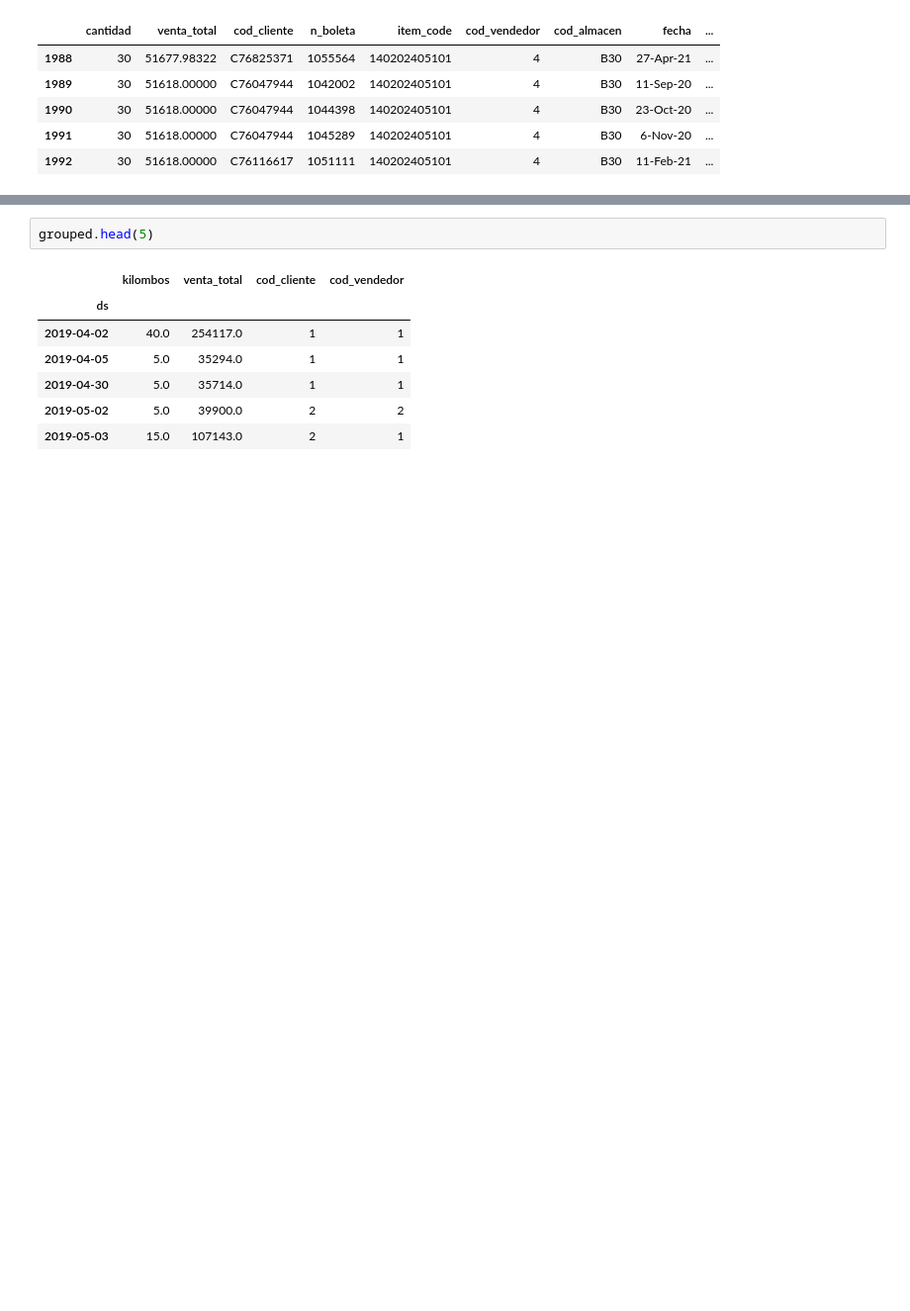
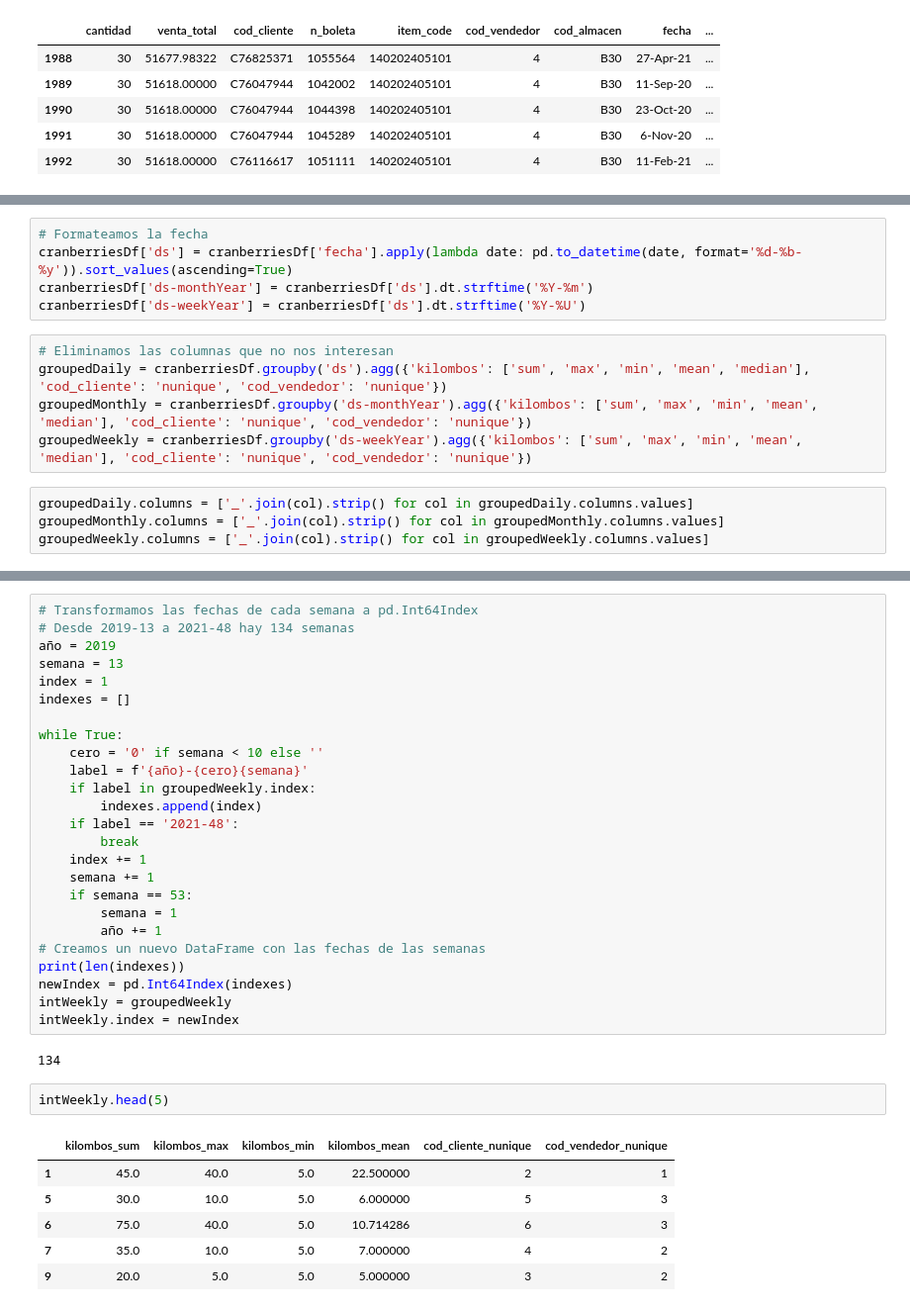
Before and after one commit to Japsz/DesafioLatam, a Jupyter notebook: Prueba Final/prueba.ipynb, the cells around one changed output, grey strips where cells are left out. Shown at 99% size. Saved outputs shown, nothing was run; the diff lists cells and outputs as text; blank space fills up the shorter version.

```diff
--- a/Prueba Final/prueba.ipynb
+++ b/Prueba Final/prueba.ipynb
@@ -64,0 +59,14 @@ grouped.shape
+# %%
+# Formateamos la fecha
+cranberriesDf['ds'] = cranberriesDf['fecha'].apply(lambda date: pd.to_datetime(date, format='%d-%b-%y')).sort_values(ascending=True)
+cranberriesDf['ds-monthYear'] = cranberriesDf['ds'].dt.strftime('%Y-%m')
+cranberriesDf['ds-weekYear'] = cranberriesDf['ds'].dt.strftime('%Y-%U')
+# %%
+# Eliminamos las columnas que no nos interesan
+groupedDaily = cranberriesDf.groupby('ds').agg({'kilombos': ['sum', 'max', 'min', 'mean', 'median'], 'cod_cliente': 'nunique', 'cod_vendedor': 'nunique'})
+groupedMonthly = cranberriesDf.groupby('ds-monthYear').agg({'kilombos': ['sum', 'max', 'min', 'mean', 'median'], 'cod_cliente': 'nunique', 'cod_vendedor': 'nunique'})
+groupedWeekly = cranberriesDf.groupby('ds-weekYear').agg({'kilombos': ['sum', 'max', 'min', 'mean', 'median'], 'cod_cliente': 'nunique', 'cod_vendedor': 'nunique'})
+# %%
+groupedDaily.columns = ['_'.join(col).strip() for col in groupedDaily.columns.values]
+groupedMonthly.columns = ['_'.join(col).strip() for col in groupedMonthly.columns.values]
+groupedWeekly.columns = ['_'.join(col).strip() for col in groupedWeekly.columns.values]
@@ -65,10 +142,36 @@ grouped.shape
+# %%
+# Transformamos las fechas de cada semana a pd.Int64Index
+# Desde 2019-13 a 2021-48 hay 134 semanas
+año = 2019
+semana = 13
+index = 1
+indexes = []
+
+while True:
+    cero = '0' if semana < 10 else ''
+    label = f'{año}-{cero}{semana}'
+    if label in groupedWeekly.index:
+        indexes.append(index)
+    if label == '2021-48':
+        break
+    index += 1
+    semana += 1
+    if semana == 53:
+        semana = 1
+        año += 1
+# Creamos un nuevo DataFrame con las fechas de las semanas
+print(len(indexes))
+newIndex = pd.Int64Index(indexes)
+intWeekly = groupedWeekly
+intWeekly.index = newIndex
+# %% [output]
+134
 # %%
-grouped.head(5)
+intWeekly.head(5)
 # %% [output]
-|  | kilombos | venta_total | cod_cliente | cod_vendedor |
-| ds |  |  |  |  |
-| 2019-04-02 | 40.0 | 254117.0 | 1 | 1 |
-| 2019-04-05 | 5.0 | 35294.0 | 1 | 1 |
-| 2019-04-30 | 5.0 | 35714.0 | 1 | 1 |
-| 2019-05-02 | 5.0 | 39900.0 | 2 | 2 |
-| 2019-05-03 | 15.0 | 107143.0 | 2 | 1 |
+|  | kilombos_sum | kilombos_max | kilombos_min | kilombos_mean | cod_cliente_nunique | cod_vendedor_nunique |
+| 1 | 45.0 | 40.0 | 5.0 | 22.500000 | 2 | 1 |
+| 5 | 30.0 | 10.0 | 5.0 | 6.000000 | 5 | 3 |
+| 6 | 75.0 | 40.0 | 5.0 | 10.714286 | 6 | 3 |
+| 7 | 35.0 | 10.0 | 5.0 | 7.000000 | 4 | 2 |
+| 9 | 20.0 | 5.0 | 5.0 | 5.000000 | 3 | 2 |
```
Also changed, not shown: parts of 22 cells of this notebook.
